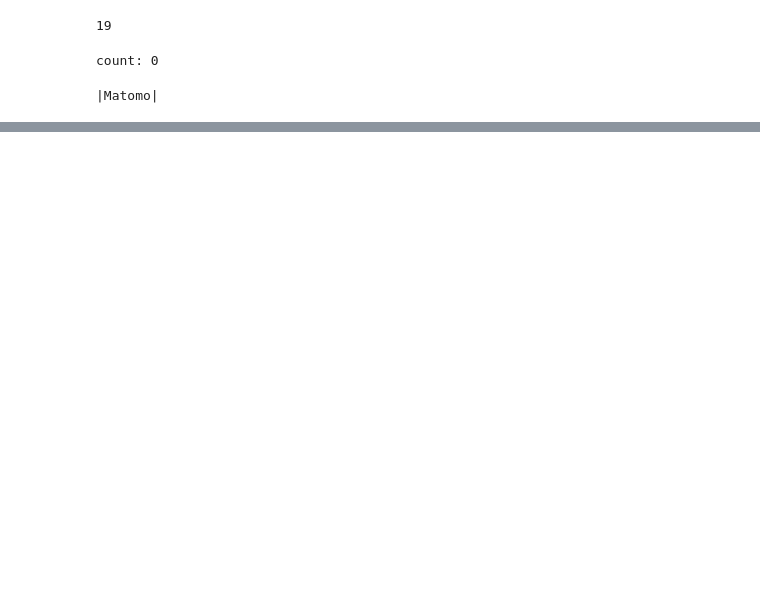
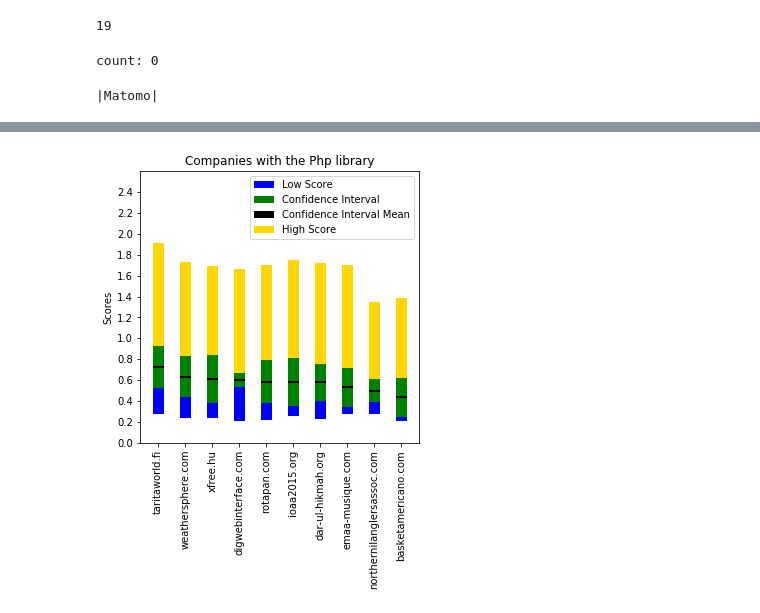
Before and after one commit to invegat/personal_project_week_5, a Jupyter notebook: site_jobs.ipynb, the cells around one changed output, grey strips where cells are left out. Cells and saved outputs as stored; diff of their text form; code cells hidden in the pictures; blank space fills up the shorter version.

Commit message:
charting

```diff
--- a/site_jobs.ipynb
+++ b/site_jobs.ipynb
@@ -277,7 +266,8 @@ df[df.url == 'digwebinterface.com']
 def get_columns(key_, exact = False):
   c = []
   if type(key_) is not list:
-        key_ = [key_]
+    key_ = [key_]
+  title = key_[0][0].upper() + key_[0][1:]
   for key in key_:
     for column in df.columns:
       if exact:
@@ -293,7 +283,7 @@ def get_columns(key_, exact = False):
       else:
         if column not in c:
           c.append(column)
-  return c
+  return (c, title)
 
 phpColumns = get_columns('php')
 reduxColumns = get_columns('redux')
@@ -333,7 +321,7 @@ count: 0
 # %%
 import random
 random.seed(123)
-ratings = [(t.strip(), random.random() - 0.5) for t in test_dups.technologies() ]
+ratings = [(t.strip(), random.uniform(0.2,1.0)) for t in test_dups.technologies() ]
 print(f"|{ratings[1][0]}|")
 
 f = io.open('ratings.csv', 'w')
@@ -450,3 +382,7 @@ def report_confidence_interval(confidence_interval):
       confidence_interval[1], confidence_interval[2])
   s = f"our mean {confidence_interval[0]:.2f} lies in the interval {confidence_interval[1]:.2f} - {confidence_interval[2]:.2f}"
   return s
+# %%
+def notdecreasing(x):
+    dx = np.diff(x)
+    return np.all(dx >= 0)
@@ -453,31 +453,57 @@ def report_confidence_interval(confidence_interval):
 # %%
 from functools import reduce
-df.drop_duplicates('url',inplace=True)
+df.drop_duplicates('url', inplace=True)
+
+
 def conjunction(conditions):
     return reduce(np.logical_or, conditions)
-for columns in [
+
+
+for columns, title in [
         phpColumns, reduxColumns, reactColumns, jqueryColumns, facebookColumns,
         neuralColumns, wordpressColumns, twitterColumns, angularColumns,
         vueColumns, typescriptColumns
 ]:
-  dd = df[conjunction(
-    [df[c] == 1 for c in columns]
-  )]
-  print(len(dd))
-  scores = [
-      {'idx': idx, 'url': r.url
-       ,'score': reduce((lambda s,c: s + (rating_dict[c] if r[c] == 1 else 0)), df.columns[1:], 0)
-      }
-      for idx,r in dd.iterrows()
-  ]
-  scores = sorted(scores, key=lambda d: d['score'], reverse=True)[0:10]
-  rows = df[df.url.isin([r['url'] for r in scores])]
-#   ci = confidence_interval(
-#       [(rating_dict[c] if r[c] == 1 else 0) for c in df.columns[1:] ])
-  if len(scores) != len(rows):
-      print(len(scores),len(rows))
-      print(",".join([r['url'] for r in scores]))
-      print(",".join([r.url for _,r in rows.iterrows()]))
-#   ci = confidence_interval(
-#        [[(rating_dict[c] if r[c] == 1 else 0) for c in df.columns[1:]] for r in rows.iterrows()].flatten())
+    dd = df[conjunction([df[c] == 1 for c in columns])]
+    scores = [{
+        'idx':
+        idx,
+        'url':
+        r.url,
+        'score':
+        reduce((lambda s, c: s + (rating_dict[c.strip()] if r[c] == 1 else 0)),
+               df.columns[1:], 0)
+    } for idx, r in dd.iterrows()]
+    scores = sorted(scores, key=lambda d: d['score'], reverse=True)[0:10]
+    rows = df[df.url.isin([r['url'] for r in scores])]
+    if len(scores) != len(rows):
+        print(len(scores), len(rows))
+        print(",".join([r['url'] for r in scores]))
+        print(",".join([r.url for _, r in rows.iterrows()]))
+    cis = []
+    for _,r in rows.iterrows():
+        ratings = np.array([])
+        for c in df.columns[1:]:
+            if r[c] == 1:
+                ratings = np.append(ratings,rating_dict[c.strip()])
+                assert(rating_dict[c.strip()] <= 1), "random.random > 1"
+        assert(ratings.max() <= 1),"random.random > 1?"
+        assert(ratings.min() >= 0),"random.random < 0"
+        ci = confidence_interval(ratings)
+        cis.append({
+            'ci': ci,
+            title: title,
+            'url': r.url,
+            'min_score': min(ratings.min(),ci[1]), # iff low is below min score suppress min score bar
+            'max_score': max(ratings.max(),ci[2]), # iff high is above max score suppress max score bar
+            'mean_low': ci[0] - half_mean_height,
+            'mean_high': ci[0] + half_mean_height,
+            'low': ci[1],
+            'high': ci[2]
+        })
+    if len(cis) > 0:
+      cis = sorted(cis, key=lambda v: v['mean_low'], reverse=True)
+      for _ci in cis:
+        print(f"for library {title} company {_ci['url']} 95% confidence interval {report_confidence_interval(_ci['ci'])}")
+      printChart(title,cis)
 # %% [output]
@@ -484,0 +520 @@ for columns in [
+[figure, added]
```
Also changed, not shown: parts of 16 cells of this notebook.
